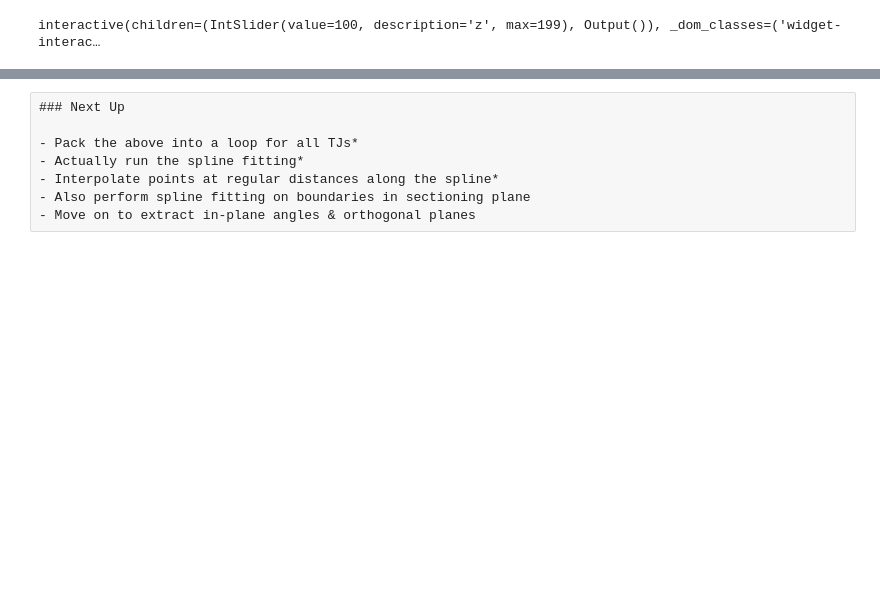
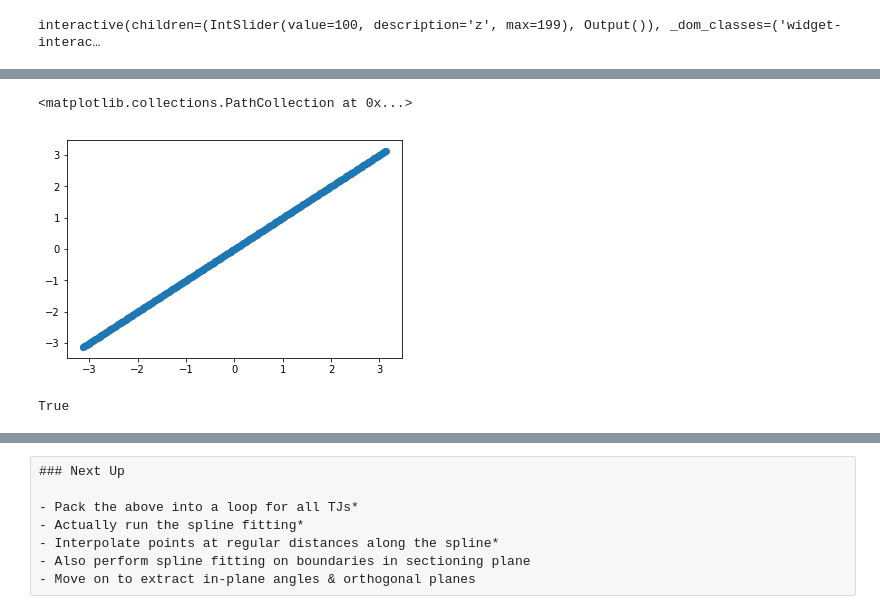
Before and after one commit to amarallab/pyCFI, a Jupyter notebook: notebooks/DEV_anglesJ.ipynb, the cells around one changed output, grey strips where cells are left out. Saved outputs shown, nothing was run; the diff lists cells and outputs as text; code cells hidden in the pictures; blank space fills up the shorter version.

```diff
--- a/notebooks/DEV_anglesJ.ipynb
+++ b/notebooks/DEV_anglesJ.ipynb
@@ -536,0 +600,11 @@ interactive(children=(IntSlider(value=100, description='z', max=199), Output()),
+# %%
+hm = np.arctan2(ys, xs)
+# %%
+plt.scatter(alphas, hm)
+# %% [output]
+<matplotlib.collections.PathCollection at 0x...>
+[figure, added]
+# %%
+np.allclose(hm,alphas)
+# %% [output]
+True
```
Also changed, not shown: parts of 16 cells of this notebook.
